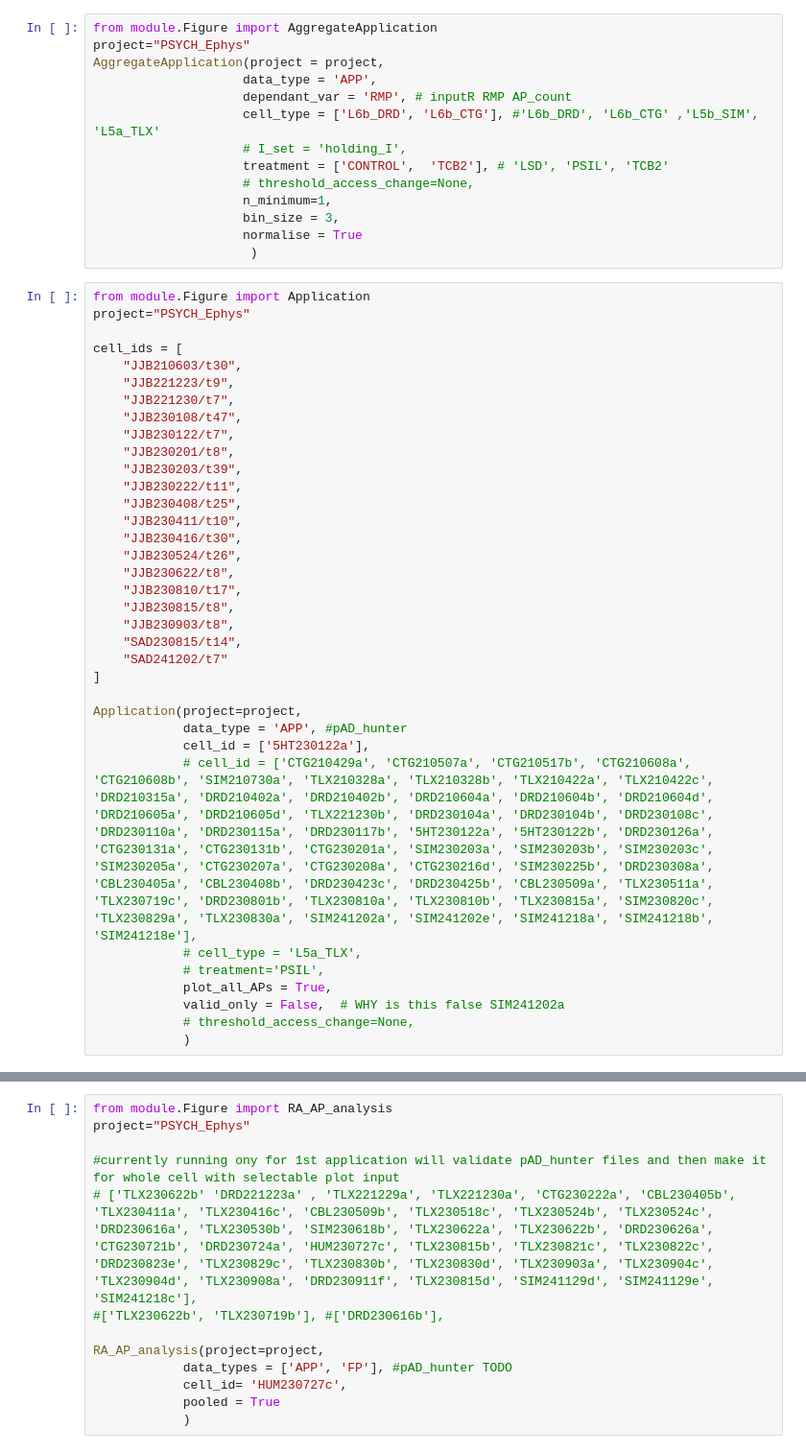
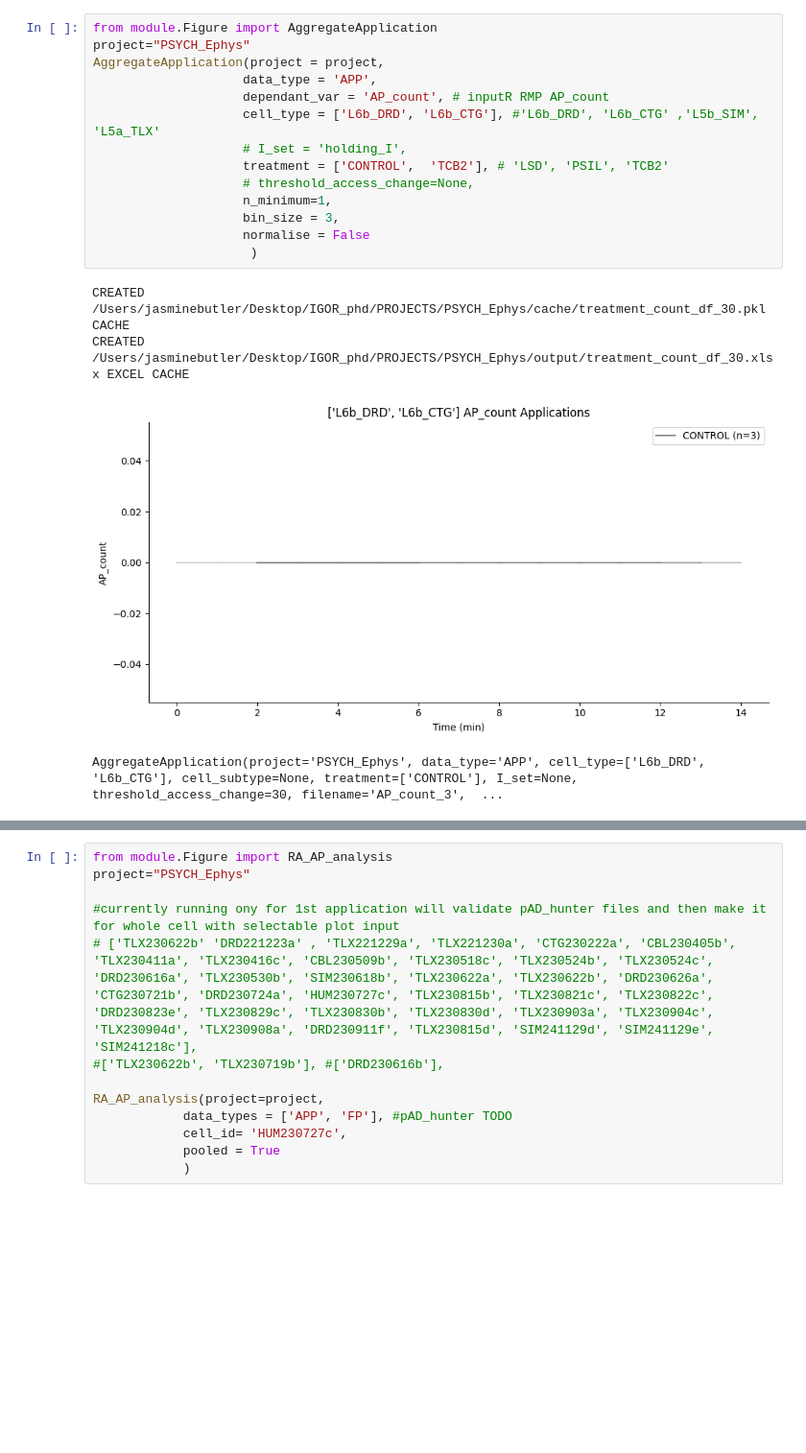
Before and after one commit to jjb-hub/IGOR_phd, a Jupyter notebook: RUN.ipynb, the cells around one changed output, grey strips where cells are left out. Shown at 96% size. Drawn from its saved outputs; the diff is of its cells as text; blank space fills up the shorter version.

```diff
--- a/RUN.ipynb
+++ b/RUN.ipynb
@@ -78,49 +252,19 @@ Histogram(project = project,
 # %%
 from module.Figure import AggregateApplication
 project="PSYCH_Ephys"
 AggregateApplication(project = project,
                     data_type = 'APP',
-                    dependant_var = 'RMP', # inputR RMP AP_count
+                    dependant_var = 'AP_count', # inputR RMP AP_count
                     cell_type = ['L6b_DRD', 'L6b_CTG'], #'L6b_DRD', 'L6b_CTG' ,'L5b_SIM', 'L5a_TLX'
                     # I_set = 'holding_I',
                     treatment = ['CONTROL',  'TCB2'], # 'LSD', 'PSIL', 'TCB2'
                     # threshold_access_change=None,
                     n_minimum=1,
                     bin_size = 3,
-                    normalise = True
+                    normalise = False
                      )
+# %% [output]
+CREATED /Users/jasminebutler/Desktop/IGOR_phd/PROJECTS/PSYCH_Ephys/cache/treatment_count_df_30.pkl CACHE
+CREATED /Users/jasminebutler/Desktop/IGOR_phd/PROJECTS/PSYCH_Ephys/output/treatment_count_df_30.xlsx EXCEL CACHE
+[figure, added]
+AggregateApplication(project='PSYCH_Ephys', data_type='APP', cell_type=['L6b_DRD', 'L6b_CTG'], cell_subtype=None, treatment=['CONTROL'], I_set=None, threshold_access_change=30, filename='AP_count_3',  ...
-# %%
-from module.Figure import Application
-project="PSYCH_Ephys"
-
-cell_ids = [
-    "JJB210603/t30",
-    "JJB221223/t9",
-    "JJB221230/t7",
-    "JJB230108/t47",
-    "JJB230122/t7",
-    "JJB230201/t8",
-    "JJB230203/t39",
-    "JJB230222/t11",
-    "JJB230408/t25",
-    "JJB230411/t10",
-    "JJB230416/t30",
-    "JJB230524/t26",
-    "JJB230622/t8",
-    "JJB230810/t17",
-    "JJB230815/t8",
-    "JJB230903/t8",
-    "SAD230815/t14",
-    "SAD241202/t7"
-]
-
-Application(project=project,
-            data_type = 'APP', #pAD_hunter
-            cell_id = ['5HT230122a'],
-            # cell_id = ['CTG210429a', 'CTG210507a', 'CTG210517b', 'CTG210608a', 'CTG210608b', 'SIM210730a', 'TLX210328a', 'TLX210328b', 'TLX210422a', 'TLX210422c', 'DRD210315a', 'DRD210402a', 'DRD210402b', 'DRD210604a', 'DRD210604b', 'DRD210604d', 'DRD210605a', 'DRD210605d', 'TLX221230b', 'DRD230104a', 'DRD230104b', 'DRD230108c', 'DRD230110a', 'DRD230115a', 'DRD230117b', '5HT230122a', '5HT230122b', 'DRD230126a', 'CTG230131a', 'CTG230131b', 'CTG230201a', 'SIM230203a', 'SIM230203b', 'SIM230203c', 'SIM230205a', 'CTG230207a', 'CTG230208a', 'CTG230216d', 'SIM230225b', 'DRD230308a', 'CBL230405a', 'CBL230408b', 'DRD230423c', 'DRD230425b', 'CBL230509a', 'TLX230511a', 'TLX230719c', 'DRD230801b', 'TLX230810a', 'TLX230810b', 'TLX230815a', 'SIM230820c', 'TLX230829a', 'TLX230830a', 'SIM241202a', 'SIM241202e', 'SIM241218a', 'SIM241218b', 'SIM241218e'],
-            # cell_type = 'L5a_TLX',
-            # treatment='PSIL',
-            plot_all_APs = True,
-            valid_only = False,  # WHY is this false SIM241202a
-            # threshold_access_change=None,
-            )
```
Also changed, not shown: parts of 12 cells of this notebook, 4 other files.
